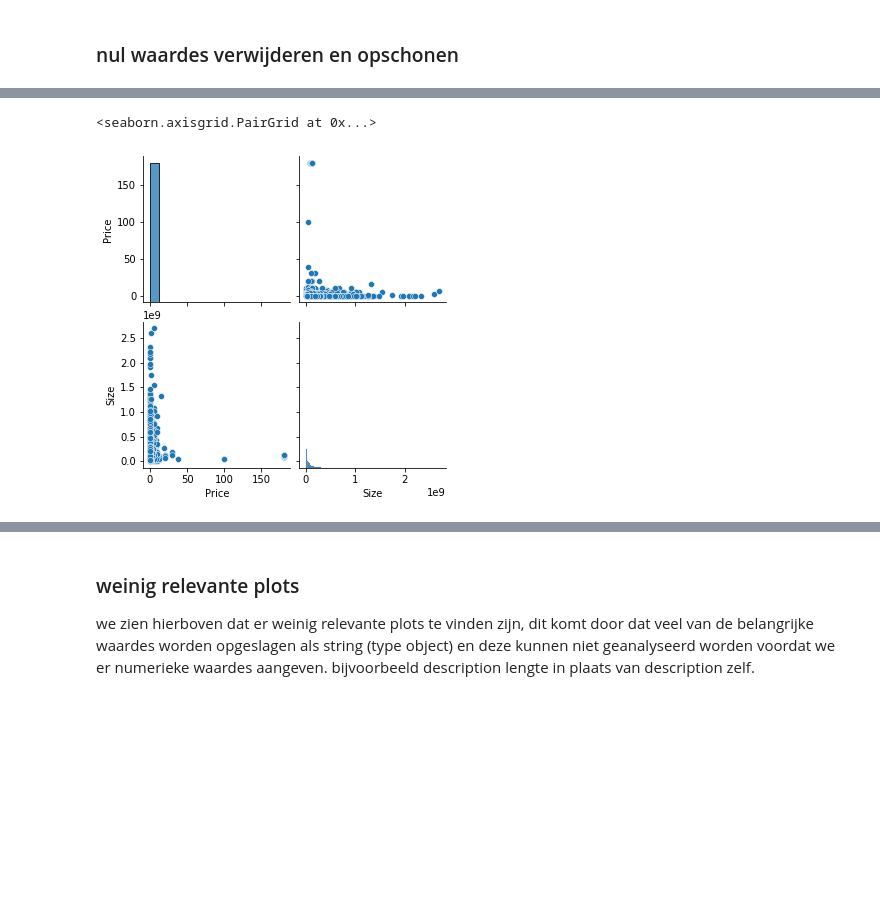
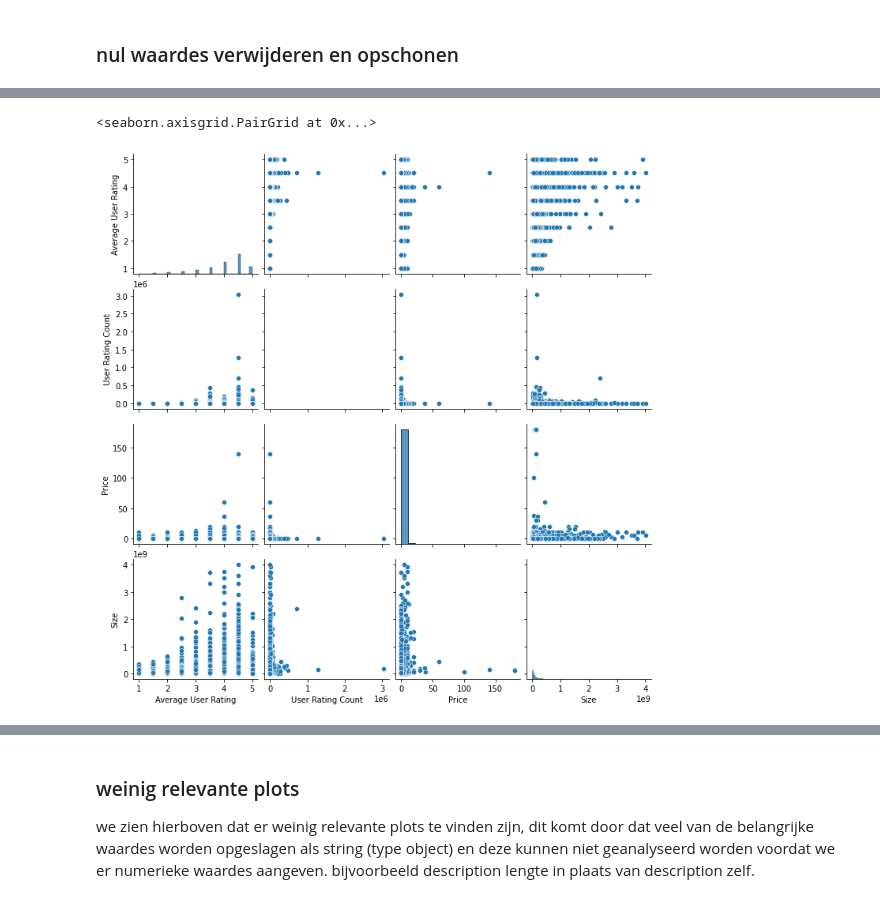
Before and after one commit to Mirmidion/PoC-Challenge2, a Jupyter notebook: YanickNotebook.ipynb, the cells around one changed output, grey strips where cells are left out. Drawn from its saved outputs; the diff is of its cells as text; code cells hidden in the pictures; blank space fills up the shorter version.

Commit message:
data prep, feature engieering, en data exploratie

```diff
--- a/YanickNotebook.ipynb
+++ b/YanickNotebook.ipynb
@@ -96,10 +131,7 @@ data.describe().transpose()
 
 meer dan de helft van de apps heeft geen rating zoals te zien in de data understanding. 9446 nul waardes op de `average user rating` en `user rating count` van de 17007 totale waardes. alleen in de de rijen waarbij deze kollomen nul waardes hebben zijn we geintreseerd aangezien dit de apps zijn zonder rating.
 # %%
-data_apps_zonder_rating = data[data['Average User Rating'].isna()]
 #drop de id kolomn, deze is niet nodig
-data_apps_zonder_rating = data_apps_zonder_rating.drop(['ID'], axis=1)
-data_apps_zonder_rating = data_apps_zonder_rating.drop(['Average User Rating'], axis=1)
-data_apps_zonder_rating = data_apps_zonder_rating.drop(['User Rating Count'], axis=1)
-data_apps_zonder_rating.shape
+data = data.drop(['ID'], axis=1)
+data.shape
 # %% [output]
@@ -127,9 +160,9 @@ dtype: int64
 # %% [markdown]
 ### nul waardes verwijderen en opschonen
 # %%
-data_apps_zonder_rating['In-app Purchases'].fillna('0', inplace=True)
-data_apps_zonder_rating['Subtitle'].fillna('0', inplace=True)
-data_apps_zonder_rating = data_apps_zonder_rating.dropna(subset=['Size', 'Languages', 'Price'])
-data_apps_zonder_rating.isna().sum()
-# data_apps_zonder_rating.head()
+data['In-app Purchases'].fillna('0', inplace=True)
+data['Subtitle'].fillna('0', inplace=True)
+data = data.dropna(subset=['Size', 'Languages', 'Price'])
+data.isna().sum()
+# data.head()
 # %% [output]
@@ -151,0 +191,4 @@ dtype: int64
+# %%
+data['Original Release Date'] = pd.to_datetime(data['Original Release Date'], infer_datetime_format=True)
+data['Current Version Release Date'] = pd.to_datetime(data['Current Version Release Date'], infer_datetime_format=True)
+data.dtypes
@@ -151,0 +215,6 @@ dtype: int64
+# %%
+data["Primary Genre"] = data["Primary Genre"].astype('category')
+
+data["Age Rating"] = data["Age Rating"].astype('category')
+
+data.dtypes
@@ -152,5 +240,5 @@ dtype: int64
 # %%
-sns.pairplot(data=data_apps_zonder_rating)
+sns.pairplot(data=data)
 # %% [output]
 <seaborn.axisgrid.PairGrid at 0x...>
-[figure, old version]
+[figure, new version]
```
Also changed, not shown: parts of 24 cells of this notebook.
